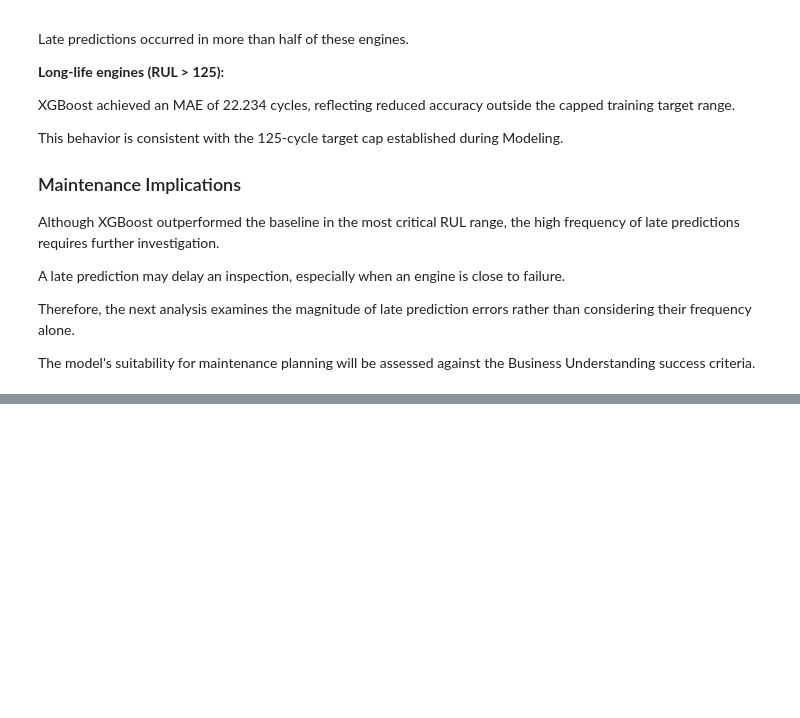
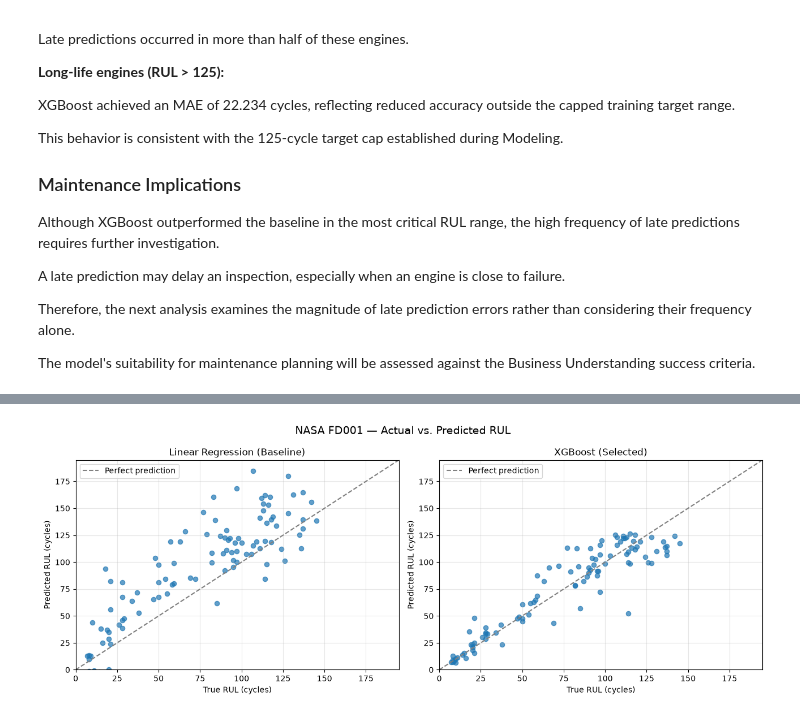
Before and after one commit to CMPE412-Predictive-Maintenance/CMPE412_Pedictive_Maintenance, a Jupyter notebook: 05_evaluation/notebooks/05_evaluation.ipynb, the cells around one changed output, grey strips where cells are left out. Cells and saved outputs as stored; diff of their text form; code cells hidden in the pictures; blank space fills up the shorter version.

```diff
--- a/05_evaluation/notebooks/05_evaluation.ipynb
+++ b/05_evaluation/notebooks/05_evaluation.ipynb
@@ -876,0 +1026,80 @@ The model's suitability for maintenance planning will be assessed against the Bu
+# %%
+
+import matplotlib.pyplot as plt
+
+# Create the figures directory.
+FIG_DIR = OUTPUTS_DIR / "figures"
+FIG_DIR.mkdir(parents=True, exist_ok=True)
+
+# Official test labels and saved model predictions.
+true_rul = prediction_results["true_rul"].to_numpy()
+
+xgb_pred = prediction_results[
+    "xgb_predicted_rul"
+].to_numpy()
+
+baseline_pred = prediction_results[
+    "baseline_predicted_rul"
+].to_numpy()
+
+# Use the same axis limits for a fair comparison.
+axis_max = max(
+    true_rul.max(),
+    xgb_pred.max(),
+    baseline_pred.max()
+) + 10
+
+fig, axes = plt.subplots(1, 2, figsize=(13, 5))
+
+models = [
+    ("Linear Regression (Baseline)", baseline_pred),
+    ("XGBoost (Selected)", xgb_pred)
+]
+
+for ax, (model_name, predictions) in zip(axes, models):
+
+    ax.scatter(
+        true_rul,
+        predictions,
+        alpha=0.7,
+        s=35
+    )
+
+    ax.plot(
+        [0, axis_max],
+        [0, axis_max],
+        linestyle="--",
+        color="gray",
+        label="Perfect prediction"
+    )
+
+    ax.set_xlim(0, axis_max)
+    ax.set_ylim(0, axis_max)
+
+    ax.set_xlabel("True RUL (cycles)")
+    ax.set_ylabel("Predicted RUL (cycles)")
+    ax.set_title(model_name)
+
+    ax.legend()
+    ax.grid(alpha=0.3)
+
+plt.suptitle(
+    "NASA FD001 — Actual vs. Predicted RUL",
+    fontsize=14
+)
+
+plt.tight_layout()
+
+figure_path = FIG_DIR / "actual_vs_predicted_rul.png"
+
+plt.savefig(
+    figure_path,
+    dpi=150,
+    bbox_inches="tight"
+)
+
+plt.show()
+
+print("Figure saved:", figure_path.relative_to(REPO_DIR))
+# %% [output]
+[figure, added]
```
Also changed, not shown: parts of 30 cells of this notebook, 15 other files.
